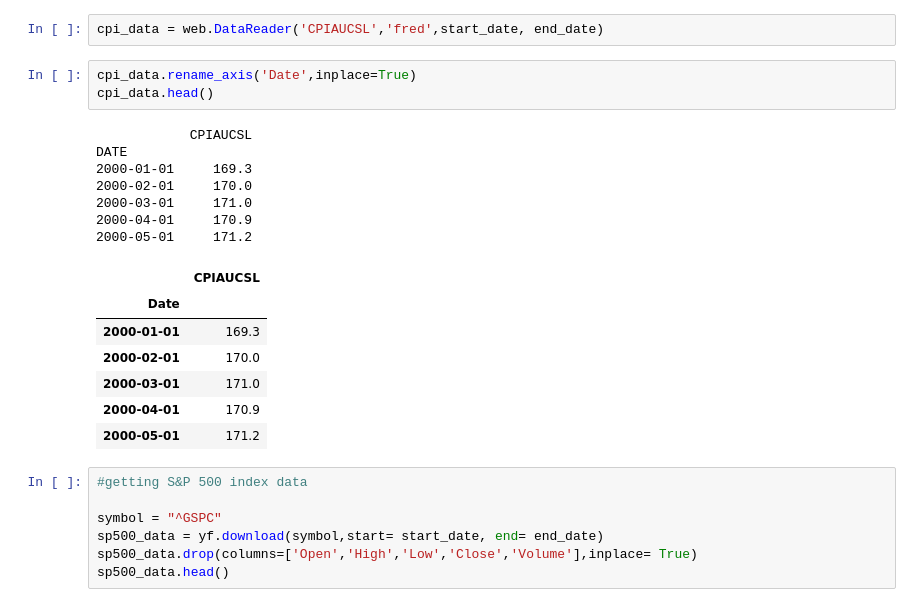
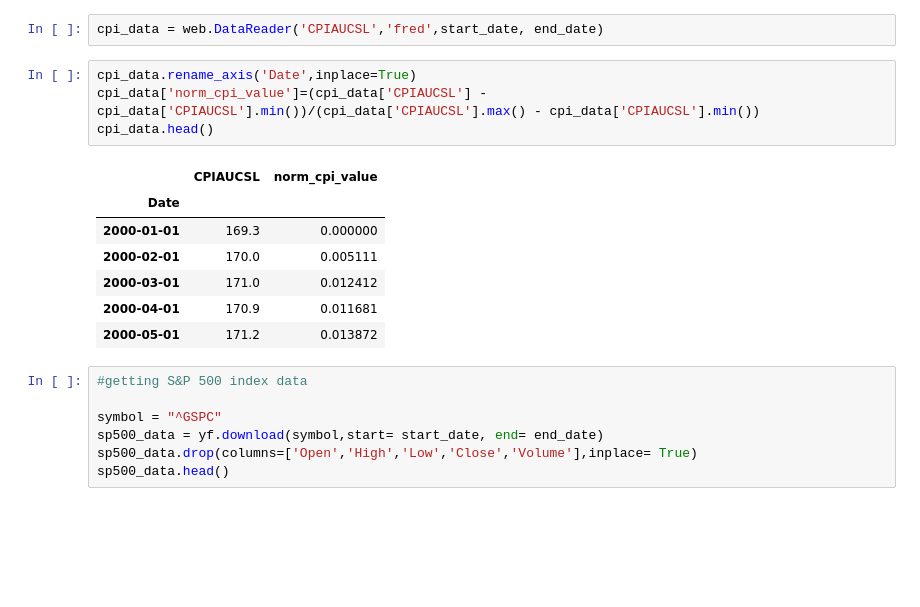
Before and after one commit to vkriskanth/personal_finance, a Jupyter notebook: finance_analysis.ipynb, the cells around one changed output. Drawn from its saved outputs; the diff is of its cells as text; blank space fills up the shorter version.

```diff
--- a/finance_analysis.ipynb
+++ b/finance_analysis.ipynb
@@ -96,22 +97,16 @@ print(end_date)
 cpi_data = web.DataReader('CPIAUCSL','fred',start_date, end_date)
 # %%
 cpi_data.rename_axis('Date',inplace=True)
+cpi_data['norm_cpi_value']=(cpi_data['CPIAUCSL'] - cpi_data['CPIAUCSL'].min())/(cpi_data['CPIAUCSL'].max() - cpi_data['CPIAUCSL'].min())
 cpi_data.head()
 # %% [output]
-            CPIAUCSL
-DATE
-2000-01-01     169.3
-2000-02-01     170.0
-2000-03-01     171.0
-2000-04-01     170.9
-2000-05-01     171.2
-|  | CPIAUCSL |
-| Date |  |
-| 2000-01-01 | 169.3 |
-| 2000-02-01 | 170.0 |
-| 2000-03-01 | 171.0 |
-| 2000-04-01 | 170.9 |
-| 2000-05-01 | 171.2 |
+|  | CPIAUCSL | norm_cpi_value |
+| Date |  |  |
+| 2000-01-01 | 169.3 | 0.000000 |
+| 2000-02-01 | 170.0 | 0.005111 |
+| 2000-03-01 | 171.0 | 0.012412 |
+| 2000-04-01 | 170.9 | 0.011681 |
+| 2000-05-01 | 171.2 | 0.013872 |
 # %%
 #getting S&P 500 index data
 
```
Also changed, not shown: parts of 13 cells of this notebook, 1 other file.
